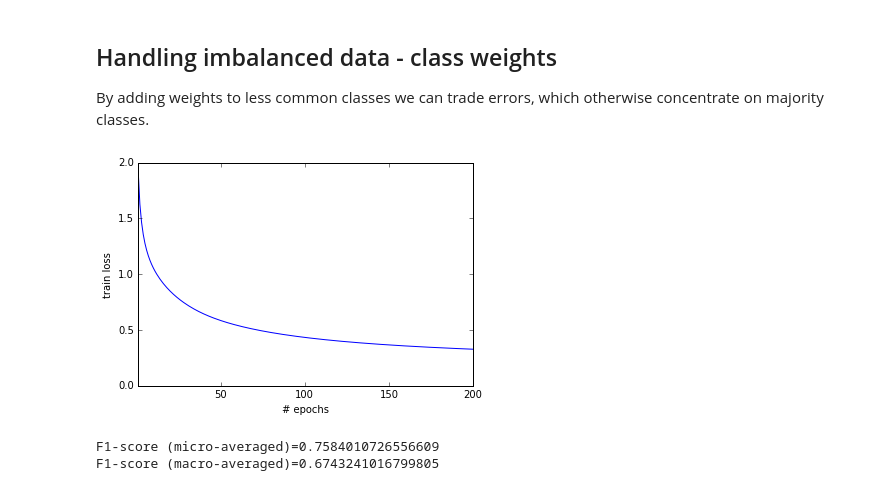
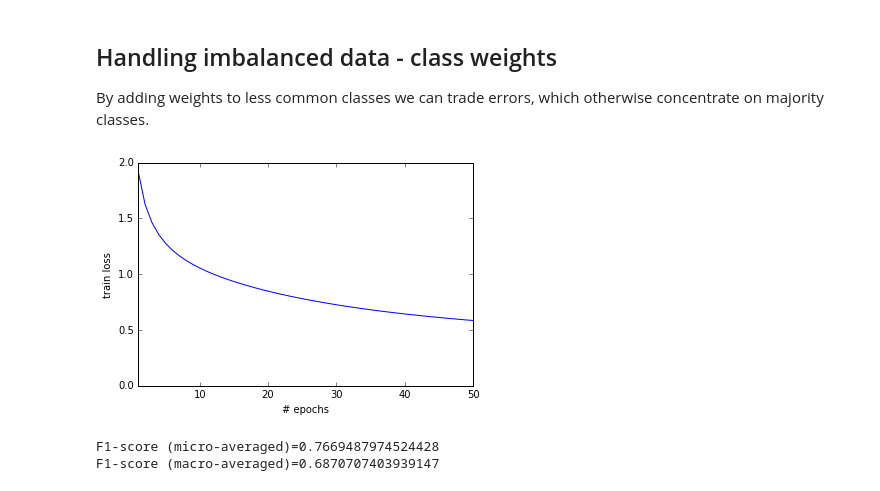
Before and after one commit to maciejskorski/WhatsCooking, a Jupyter notebook: Cooking.ipynb, the cells around one changed output. Saved outputs shown, nothing was run; the diff lists cells and outputs as text; code cells hidden in the pictures.

```diff
--- a/Cooking.ipynb
+++ b/Cooking.ipynb
@@ -293,21 +293,21 @@ By adding weights to less common classes we can trade errors, which otherwise co
 # %%
 sess.run(tf.global_variables_initializer())
 
 # modify the weights
 tmp = np.array( pnd.crosstab(y_train,1))
 tmp = np.ones(n_classes).reshape(-1,1) + 1*(tmp < np.mean(tmp))
 sess.run(w_class.assign( tmp.reshape(-1,1)))
 
-loss_history = train(n_epochs=200, rate=1)
-plot_training(n_epochs=200)
+loss_history = train(n_epochs=50, rate=1, record=False)
+plot_training(n_epochs=50)
 
 y_pred = np.concatenate( preds() )
 print('F1-score (micro-averaged)={0}'.format( metrics.f1_score(y_test,y_pred,average='micro')))
 print('F1-score (macro-averaged)={0}'.format( metrics.f1_score(y_test,y_pred,average='macro')))
 # %% [output]
-[figure, old version]
+[figure, new version]
-F1-score (micro-averaged)=0.7584010726556609
-F1-score (macro-averaged)=0.6743241016799805
+F1-score (micro-averaged)=0.7669487974524428
+F1-score (macro-averaged)=0.6870707403939147
 # %%
 report_confusion()
 # %% [output]
```
Also changed, not shown: parts of 3 cells of this notebook.
